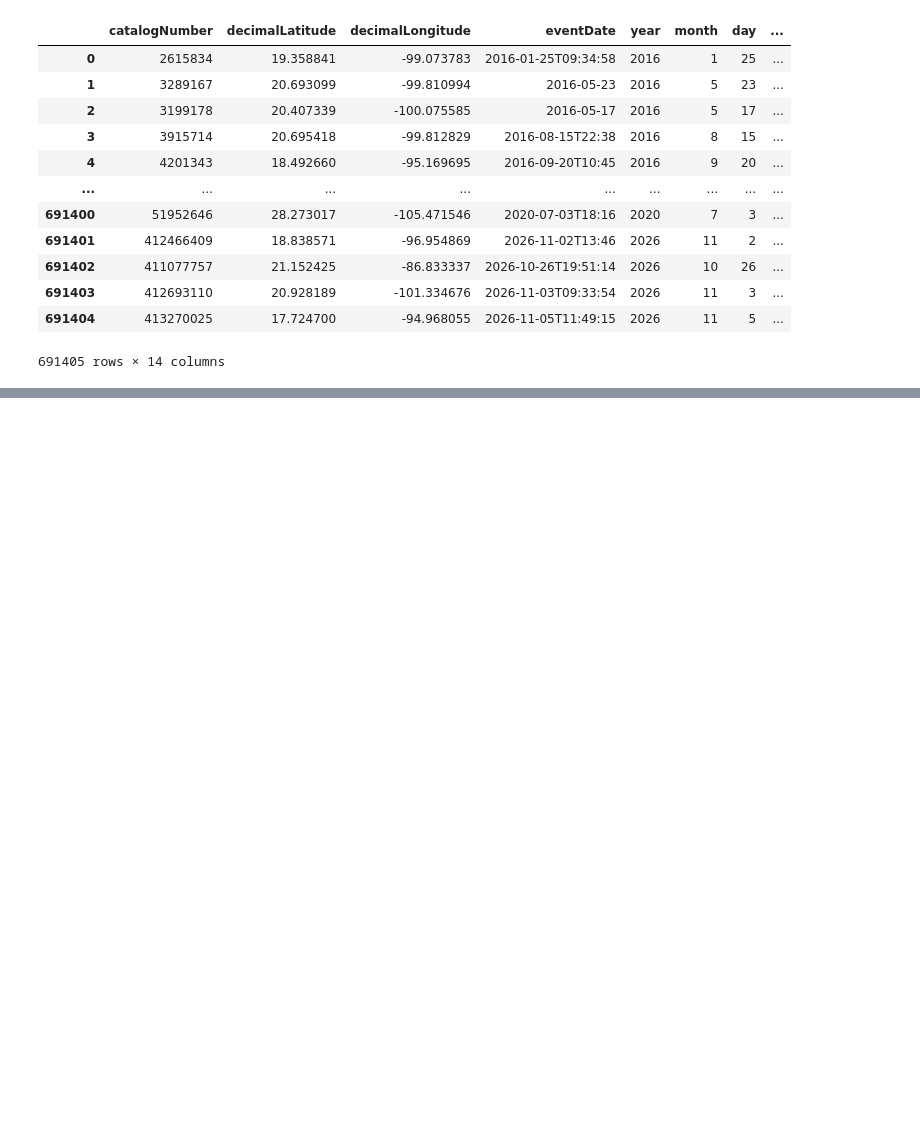
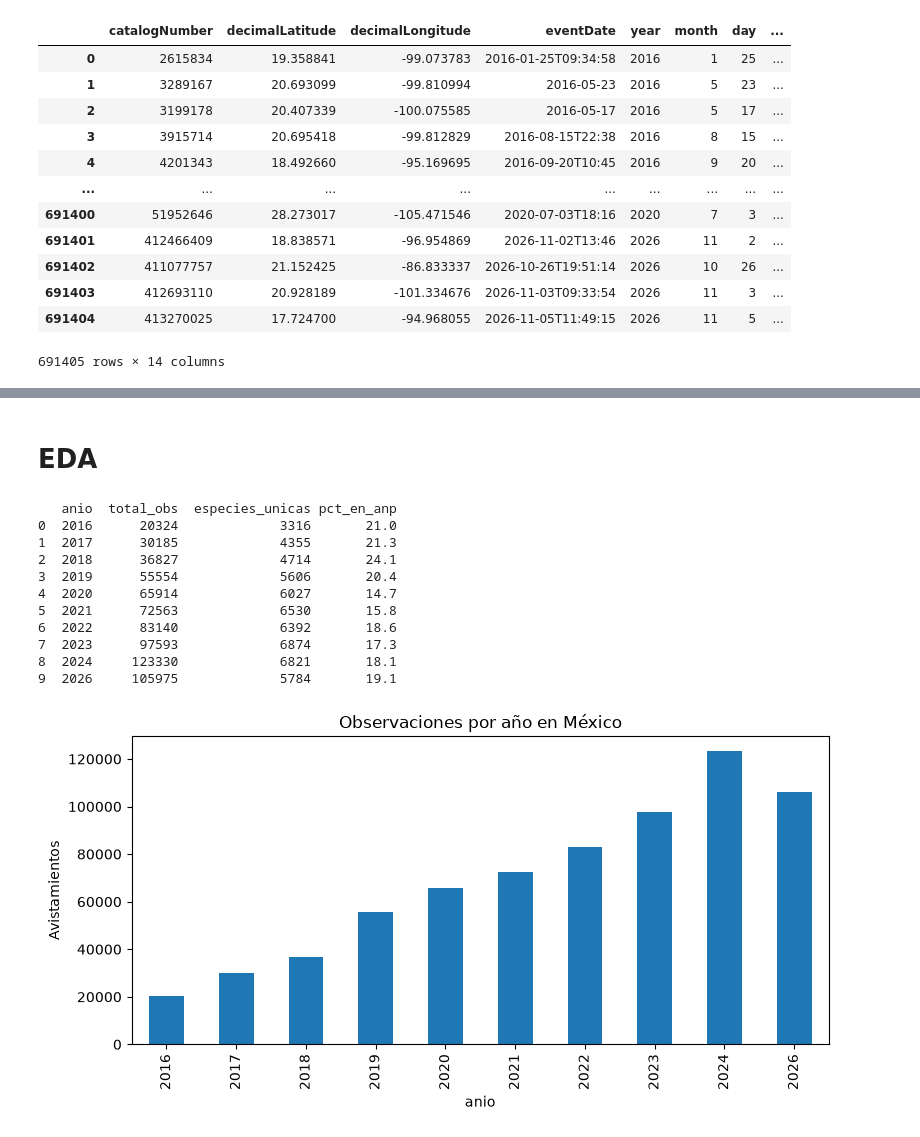
Before and after one commit to Sanchez-Abarca-Bryan-Jair/species-mexico, a Jupyter notebook: Tratamiento.ipynb, the cells around one changed output, grey strips where cells are left out. Cells and saved outputs as stored; diff of their text form; code cells hidden in the pictures; blank space fills up the shorter version.

```diff
--- a/Tratamiento.ipynb
+++ b/Tratamiento.ipynb
@@ -338,0 +475,13 @@ df_observaciones
+# %%
+df_obs_sql = df_observaciones.rename(columns={
+    "catalogNumber": "gbif_id",
+    "year": "anio",
+    "month": "mes",
+    "decimalLatitude": "latitud",
+    "decimalLongitude": "longitud"
+})[[
+    "gbif_id", "especie_id", "cve_ent", "cvegeo",
+    "fecha", "anio", "mes", "doy", "latitud", "longitud", "en_anp"
+]]
+
+print(df_obs_sql.info())
@@ -338,0 +550,45 @@ df_observaciones
+# %% [markdown]
+# EDA
+# %%
+import psycopg
+import pandas as pd
+import matplotlib.pyplot as plt
+
+DATABASE_URL = "postgresql://usuario:contraseña@ep-autumn-surf-bendmt3z-pooler.c-9.us-east-2.aws.neon.tech:5432/neondb?sslmode=require"
+
+def sql_a_df(query: str, params: tuple = None) -> pd.DataFrame:
+    with psycopg.connect(DATABASE_URL) as conn:
+        with conn.cursor() as cur:
+            cur.execute(query, params)
+            cols = [desc[0] for desc in cur.description]
+            return pd.DataFrame(cur.fetchall(), columns=cols)
+# %%
+q_anual = """
+    SELECT
+        anio,
+        COUNT(*) AS total_obs,
+        COUNT(DISTINCT especie_id) AS especies_unicas,
+        ROUND(AVG(CASE WHEN en_anp THEN 1.0 ELSE 0.0 END) * 100, 1) AS pct_en_anp
+    FROM observaciones
+    GROUP BY anio
+    ORDER BY anio;
+"""
+df_anual = sql_a_df(q_anual)
+print(df_anual)
+
+df_anual.plot(x="anio", y="total_obs", kind="bar", figsize=(9, 4), legend=False, title="Observaciones por año en México")
+plt.ylabel("Avistamientos")
+plt.show()
+# %% [output]
+   anio  total_obs  especies_unicas pct_en_anp
+0  2016      20324             3316       21.0
+1  2017      30185             4355       21.3
+2  2018      36827             4714       24.1
+3  2019      55554             5606       20.4
+4  2020      65914             6027       14.7
+5  2021      72563             6530       15.8
+6  2022      83140             6392       18.6
+7  2023      97593             6874       17.3
+8  2024     123330             6821       18.1
+9  2026     105975             5784       19.1
+[figure, added]
```
Also changed, not shown: parts of 14 cells of this notebook, 3 other files.
